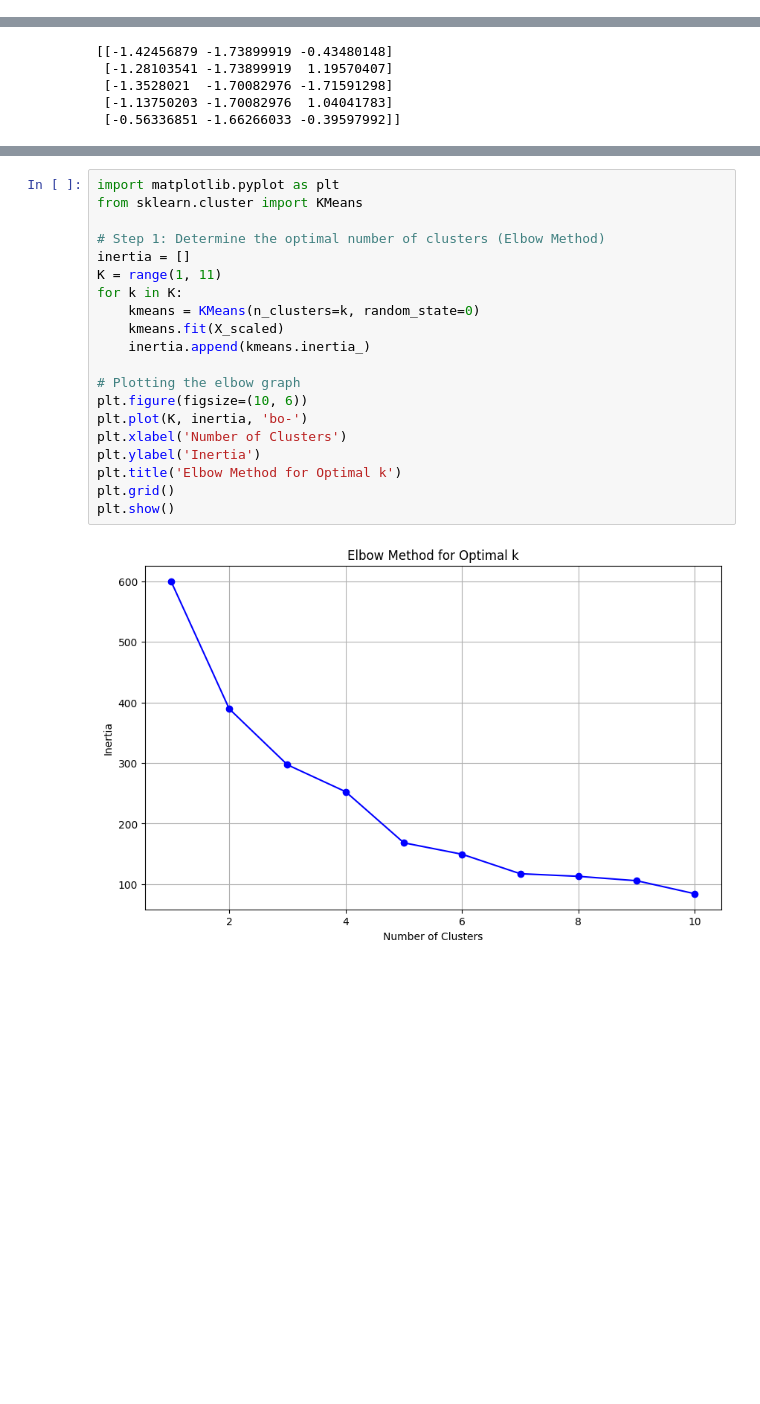
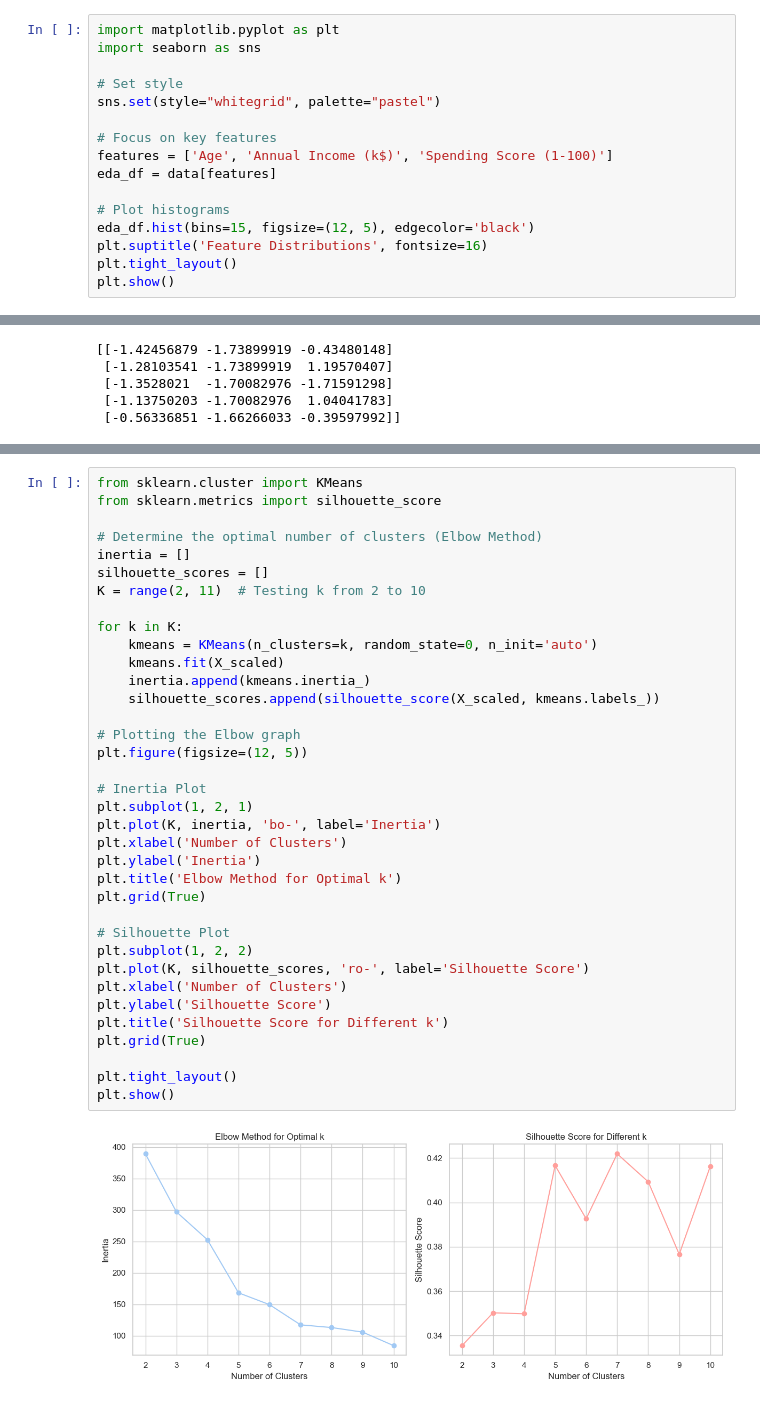
Before and after one commit to mechadns/clustering-customer-behavior, a Jupyter notebook: ClusterLogic.ipynb, the cells around one changed output, grey strips where cells are left out. Saved outputs shown, nothing was run; the diff lists cells and outputs as text; blank space fills up the shorter version.

Commit message:
Cluster comparison, profiling, deployment and interpretation.

```diff
--- a/ClusterLogic.ipynb
+++ b/ClusterLogic.ipynb
@@ -55,0 +79,16 @@ max     70.000000          137.000000               99.000000
+# %%
+import matplotlib.pyplot as plt
+import seaborn as sns
+
+# Set style
+sns.set(style="whitegrid", palette="pastel")
+
+# Focus on key features
+features = ['Age', 'Annual Income (k$)', 'Spending Score (1-100)']
+eda_df = data[features]
+
+# Plot histograms
+eda_df.hist(bins=15, figsize=(12, 5), edgecolor='black')
+plt.suptitle('Feature Distributions', fontsize=16)
+plt.tight_layout()
+plt.show()
@@ -78,22 +148,38 @@ Using the Elbow Method to find the optimal number of clusters for our K-means al
 # %%
-import matplotlib.pyplot as plt
 from sklearn.cluster import KMeans
+from sklearn.metrics import silhouette_score
 
-# Step 1: Determine the optimal number of clusters (Elbow Method)
+# Determine the optimal number of clusters (Elbow Method)
 inertia = []
-K = range(1, 11)
+silhouette_scores = []
+K = range(2, 11)  # Testing k from 2 to 10
+
 for k in K:
-    kmeans = KMeans(n_clusters=k, random_state=0)
+    kmeans = KMeans(n_clusters=k, random_state=0, n_init='auto')
     kmeans.fit(X_scaled)
     inertia.append(kmeans.inertia_)
+    silhouette_scores.append(silhouette_score(X_scaled, kmeans.labels_))
 
-# Plotting the elbow graph
-plt.figure(figsize=(10, 6))
-plt.plot(K, inertia, 'bo-')
+# Plotting the Elbow graph
+plt.figure(figsize=(12, 5))
+
+# Inertia Plot
+plt.subplot(1, 2, 1)
+plt.plot(K, inertia, 'bo-', label='Inertia')
 plt.xlabel('Number of Clusters')
 plt.ylabel('Inertia')
 plt.title('Elbow Method for Optimal k')
-plt.grid()
+plt.grid(True)
+
+# Silhouette Plot
+plt.subplot(1, 2, 2)
+plt.plot(K, silhouette_scores, 'ro-', label='Silhouette Score')
+plt.xlabel('Number of Clusters')
+plt.ylabel('Silhouette Score')
+plt.title('Silhouette Score for Different k')
+plt.grid(True)
+
+plt.tight_layout()
 plt.show()
 # %% [output]
-[figure, old version]
+[figure, new version]
```
Also changed, not shown: parts of 62 cells of this notebook, 2 other files.
